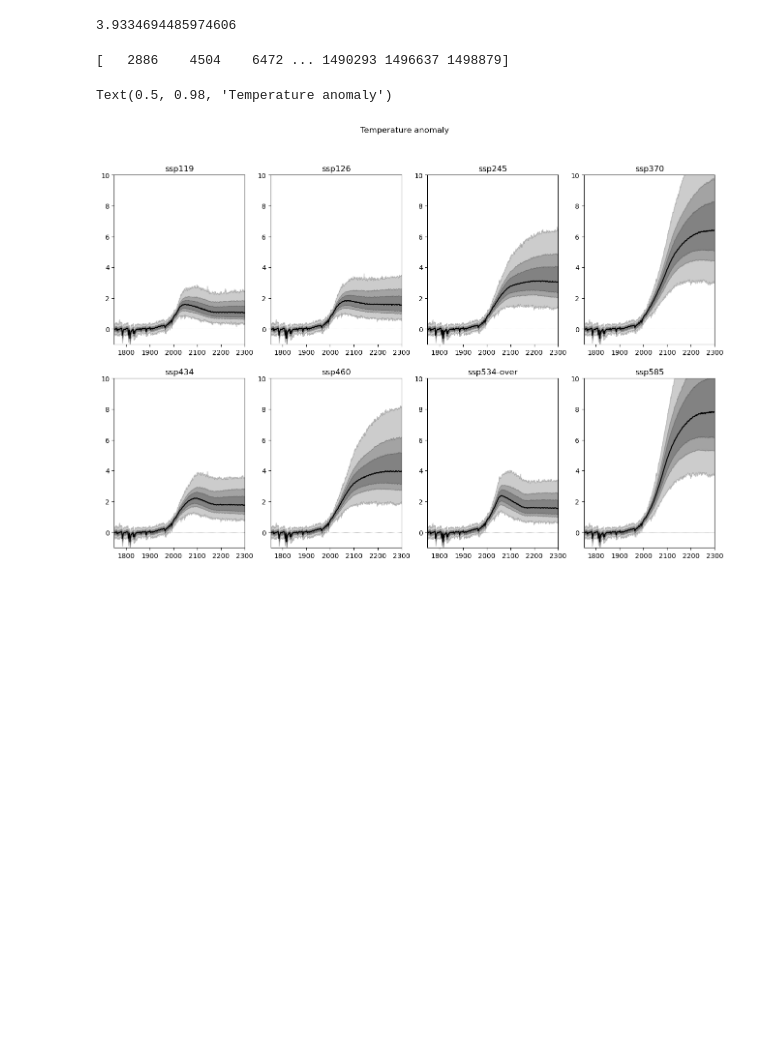
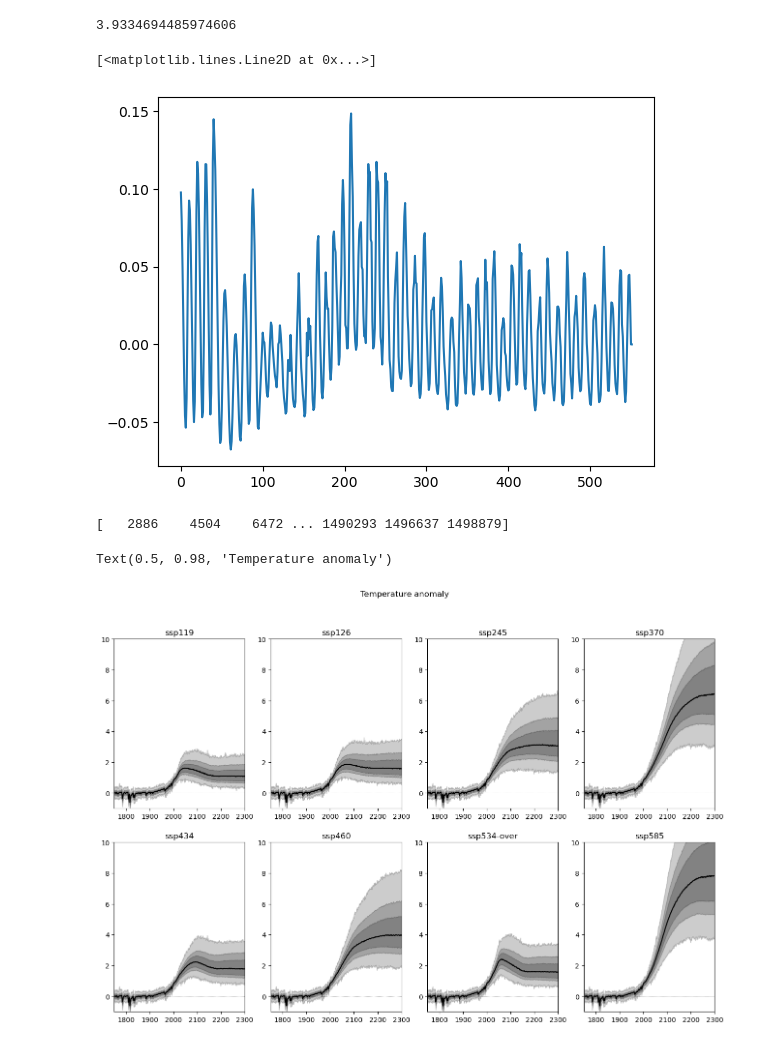
Before and after one commit to chrisroadmap/rff-fair2.1, a Jupyter notebook: notebooks/400_ssp_stochastic.ipynb, the cells around one changed output. Drawn from its saved outputs; the diff is of its cells as text; code cells hidden in the pictures; blank space fills up the shorter version.

```diff
--- a/notebooks/400_ssp_stochastic.ipynb
+++ b/notebooks/400_ssp_stochastic.ipynb
@@ -36,6 +36,11 @@ solar_forcing[:550] = df_solar['solar_erf'].loc[1750.5:2300].values
 volcanic_forcing = np.zeros(552)
 volcanic_forcing[:270] = df_forc['volcanic'].values
 volcanic_forcing[269:281] = np.linspace(1, 0, 12) * volcanic_forcing[269]
+# %%
+pl.plot(solar_forcing)
+# %% [output]
+[<matplotlib.lines.Line2D at 0x...>]
+[figure, added]
 # %%
 species, properties = read_properties()
 # %%
```
Also changed, not shown: 5 other files.
